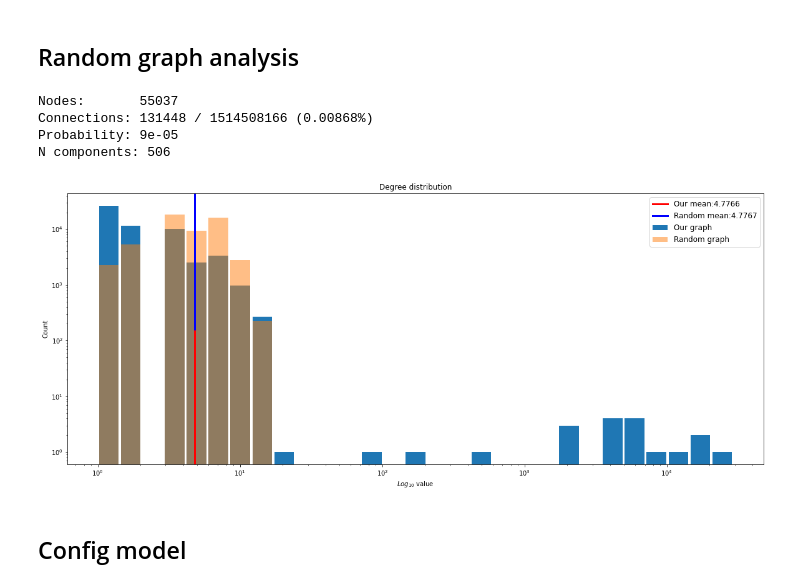
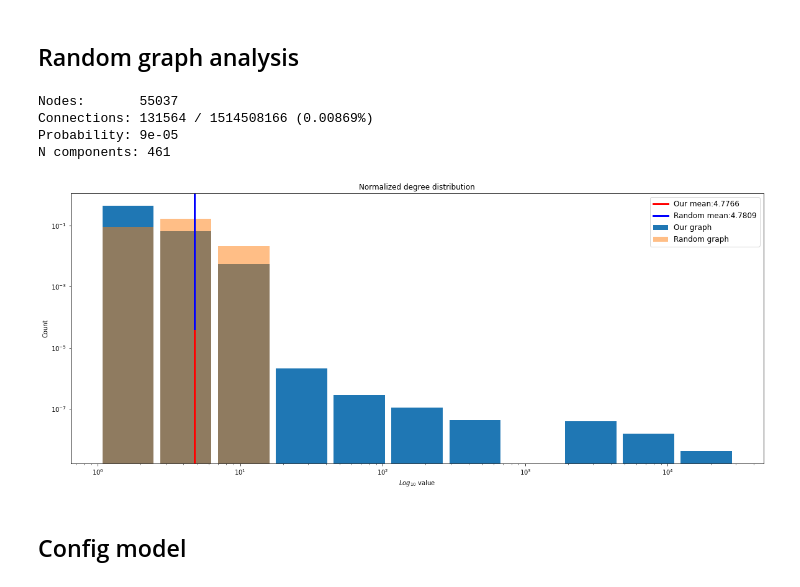
Before and after one commit to Simo067m/ComSocSci-Assignments, a Jupyter notebook: project/graph.ipynb, the cells around one changed output. Saved outputs shown, nothing was run; the diff lists cells and outputs as text; code cells hidden in the pictures.

```diff
--- a/project/graph.ipynb
+++ b/project/graph.ipynb
@@ -266,0 +280,24 @@ Genre: Thriller
+# %%
+known_for_dict = {}
+for g in genre_dict.values():
+    departments = {}
+    for n in G.neighbors(g):
+        dpmt = G.nodes[n]['known_for_department']
+        dpmt = dpmt.replace(" ","\n").replace("&\n","& ") # for axis labels
+        departments[dpmt] = 1 + departments.get(dpmt,0)
+    total = len(list(G.neighbors(g)))
+    for dpmt,count in departments.items():
+        departments[dpmt] = count/total
+    departments = dict(sorted(departments.items(), key=lambda item: item[1], reverse=True))
+    known_for_dict[g] = departments
+
+fig,axes = plt.subplots((len(known_for_dict)+1)//2,2,figsize=(25,40))
+list_ax = [ax for axe in axes for ax in axe] # unwrap axes
+[ax.axis("off") for ax in list_ax] # hide empties
+for i,(g,departments) in enumerate(known_for_dict.items()):
+    list_ax[i].bar(range(len(departments)), list(departments.values()), align='center')
+    list_ax[i].set_xticks(range(len(departments)), list(departments.keys()), fontsize=13, rotation=-15)
+    list_ax[i].set_title(g, fontsize=15)
+    list_ax[i].axis("on")
+plt.tight_layout()
+plt.show()
@@ -365,9 +428,9 @@ N components: {len(list(nx.connected_components(gr)))}
 """)
 # %% [output]
 Nodes:       55037
-Connections: 131448 / 1514508166 (0.00868%)
+Connections: 131564 / 1514508166 (0.00869%)
 Probability: 9e-05
-N components: 506
+N components: 461
 # %%
 fig,ax = plt.subplots(1,1,figsize=(20,8))
 
@@ -378,38 +441,38 @@ G_deg = pd.DataFrame(list(G.degree()),columns=["id","Node degree"])
 #                         G_deg["Node degree"].max(),
 #                         30)
 bin_space = np.logspace(np.log10(G_deg["Node degree"].min()),
                         np.log10(G_deg["Node degree"].max()),
-                        30)
-G_hist, G_edges = np.histogram(G_deg["Node degree"], bins=bin_space)
+                        12)
+G_hist, G_edges = np.histogram(G_deg["Node degree"], bins=bin_space, density=True)
 G_xbar = (G_edges[:-1]+G_edges[1:])/2 # get midpoints between edges
 width = bin_space[1:]-bin_space[:-1]
 
 ax.bar(G_xbar,G_hist,width=width*.9, label="Our graph")
 # ax.plot(G_edges[:-1], G_hist, label="Our distribution")
 ax.axvline(G_deg["Node degree"].mean(), ymax=0.5,linestyle="-", lw = 3, color="#f00", label=f'Our mean:{G_deg["Node degree"].mean():.4f}')
 
 
 # Random Graph (g)
 g_deg = pd.DataFrame(list(gr.degree()),columns=["id","Node degree"])
 
 ### Use the binspace above
-g_hist, g_edges = np.histogram(g_deg["Node degree"], bins=bin_space)
+g_hist, g_edges = np.histogram(g_deg["Node degree"], bins=bin_space, density=True)
 g_xbar = (g_edges[:-1]+g_edges[1:])/2 # get midpoints between edges
 width = bin_space[1:]-bin_space[:-1]
 
 ax.bar(g_xbar,g_hist,width=width*.9, alpha=0.5, label="Random graph")
 # ax.plot(g_edges[:-1], g_hist, label="Random distribution")
 ax.axvline(g_deg["Node degree"].mean(), ymin=0.5,linestyle="-", lw = 3, color="#00f", label=f'Random mean:{g_deg["Node degree"].mean():.4f}')
 
 ax.set_xscale("log")
 ax.set_yscale("log")
 ax.set_xlabel("$Log_{10}$ value")
 ax.set_ylabel("Count")
-ax.set_title("Degree distribution")
+ax.set_title("Normalized degree distribution")
 ax.legend(fontsize=12)
 plt.show()
 # %% [output]
-[figure, old version]
+[figure, new version]
 # %% [markdown]
 ## Config model
 # %%
```
Also changed, not shown: parts of 12 cells of this notebook, 2 other files.
